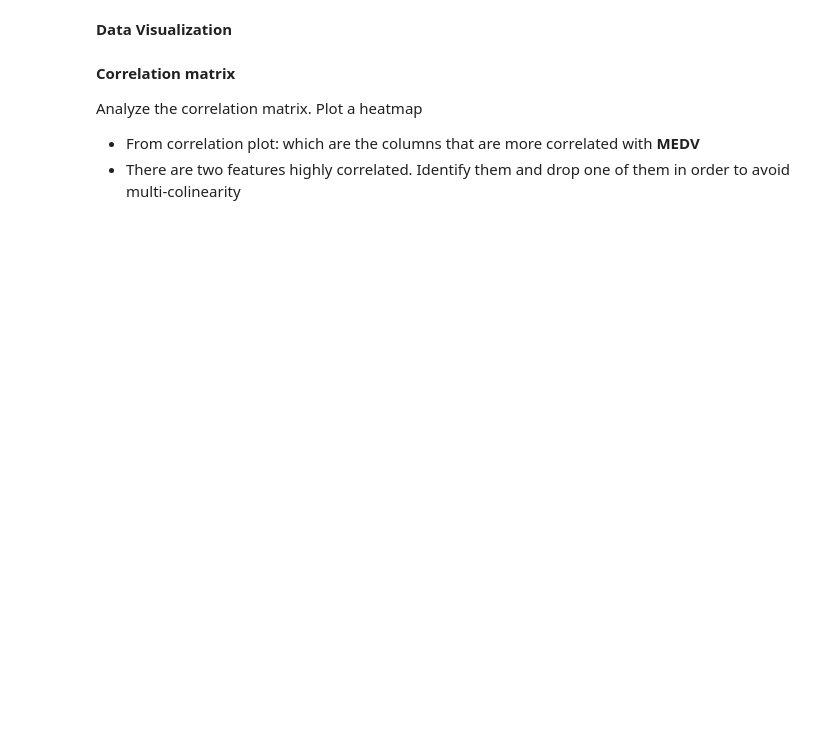
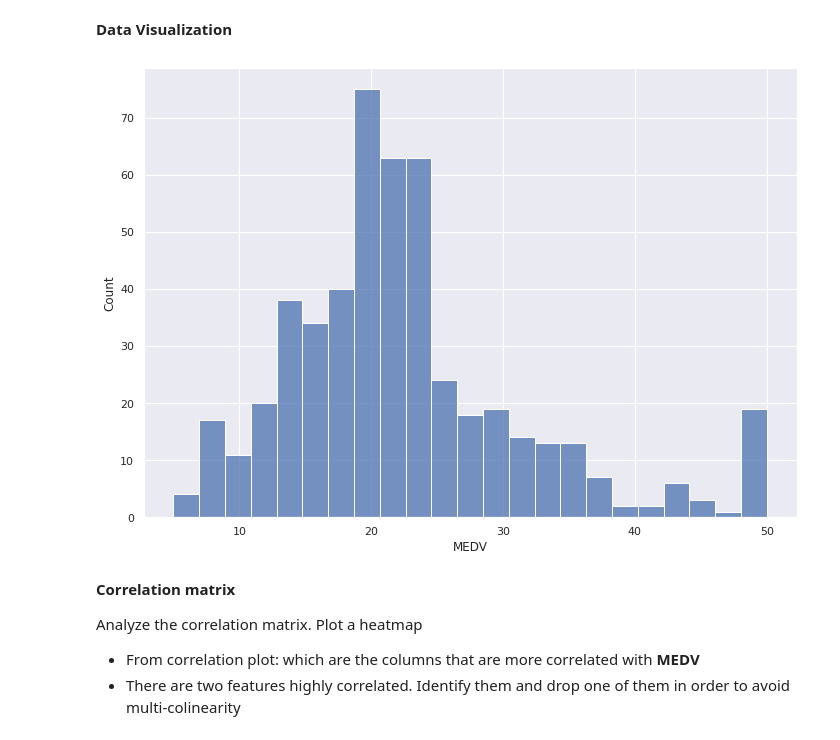
Before and after one commit to GonzaloPerez1/DS_Gonzalo, a Jupyter notebook: 3-Machine Learning/1-Supervisado/2-Polynomial Regression/ejercicios/3 Polynomial_Regression.ipynb, the cells around one changed output. Saved outputs shown, nothing was run; the diff lists cells and outputs as text; code cells hidden in the pictures; blank space fills up the shorter version.

```diff
--- a/3-Machine Learning/1-Supervisado/2-Polynomial Regression/ejercicios/3 Polynomial_Regression.ipynb
+++ b/3-Machine Learning/1-Supervisado/2-Polynomial Regression/ejercicios/3 Polynomial_Regression.ipynb
@@ -54,2 +58,5 @@ boston_dataset = load_boston()
 # %% [markdown]
 **Load the data into pandas dataframe**
+# %%
+df = pd.DataFrame(boston_dataset['data'], columns=boston_dataset['feature_names'])
+df
@@ -56,2 +77,5 @@ boston_dataset = load_boston()
 # %% [markdown]
 **The target values is missing from the data. Create a new column of target values and add it to dataframe in a column called MEDV**
+# %%
+df['MEDV'] = boston_dataset['target']
+df.head()
@@ -64,8 +115,11 @@ Check for missing values in all the columns
 # %%
 # set the size of the figure
 sns.set(rc={'figure.figsize':(11.7,8.27)})
 
 # plot a histogram showing the distribution of the target values
+sns.histplot(data = df, x = 'MEDV');
+# %% [output]
+[figure, added]
 # %% [markdown]
 **Correlation matrix**
 
```
Also changed, not shown: parts of 15 cells of this notebook, 15 other files.
